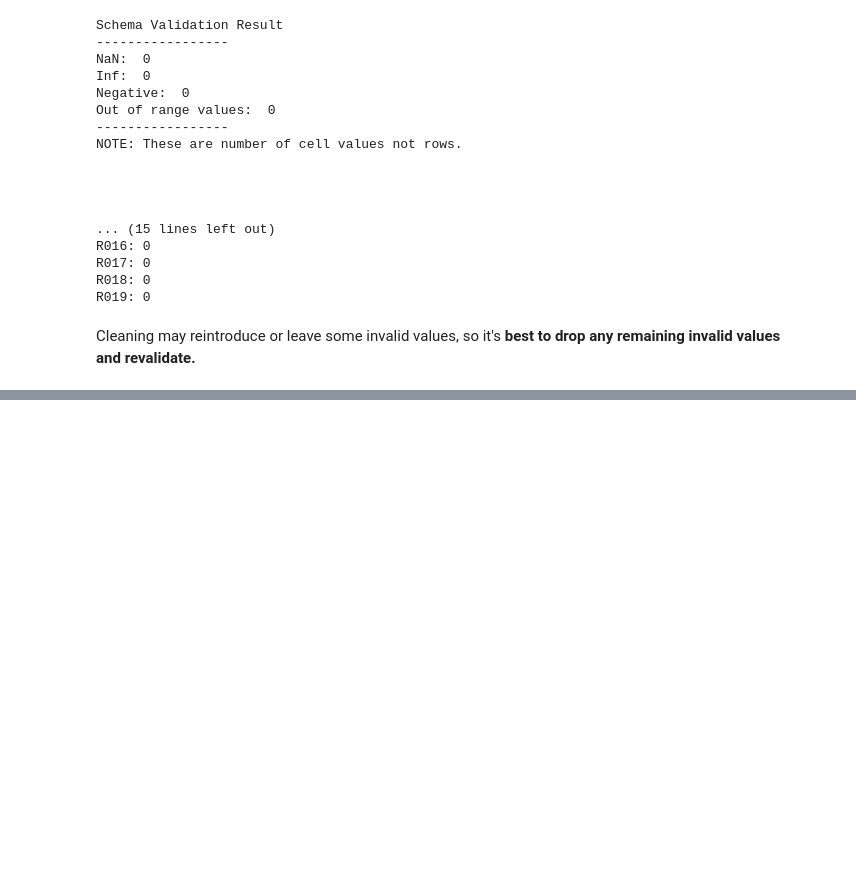
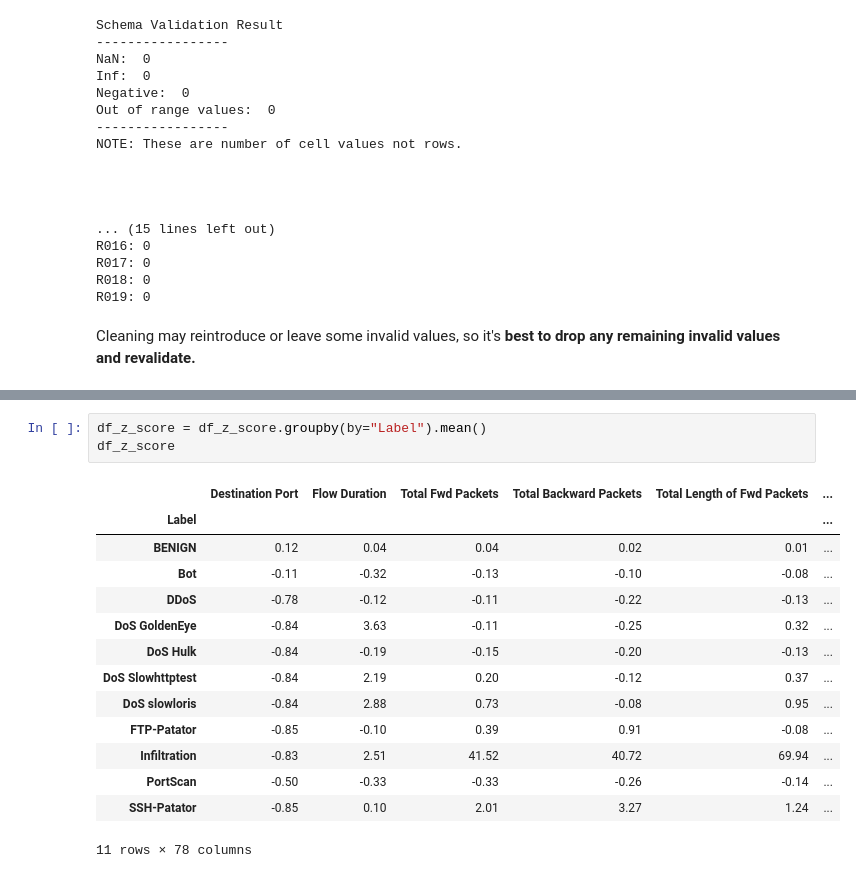
Before and after one commit to CoderHarshDew/Harsh_Dewangan_PBEL_3.0, a Jupyter notebook: notebooks/exploratory_data_analysis.ipynb, the cells around one changed output, grey strips where cells are left out. Saved outputs shown, nothing was run; the diff lists cells and outputs as text; blank space fills up the shorter version.

```diff
--- a/notebooks/exploratory_data_analysis.ipynb
+++ b/notebooks/exploratory_data_analysis.ipynb
@@ -384,0 +564,18 @@ Cleaning may reintroduce or leave some invalid values, so it's **best to drop an
+# %%
+df_z_score = df_z_score.groupby(by="Label").mean()
+df_z_score
+# %% [output]
+|  | Destination Port | Flow Duration | Total Fwd Packets | Total Backward Packets | Total Length of Fwd Packets | ... |
+| Label |  |  |  |  |  | ... |
+| BENIGN | 0.12 | 0.04 | 0.04 | 0.02 | 0.01 | ... |
+| Bot | -0.11 | -0.32 | -0.13 | -0.10 | -0.08 | ... |
+| DDoS | -0.78 | -0.12 | -0.11 | -0.22 | -0.13 | ... |
+| DoS GoldenEye | -0.84 | 3.63 | -0.11 | -0.25 | 0.32 | ... |
+| DoS Hulk | -0.84 | -0.19 | -0.15 | -0.20 | -0.13 | ... |
+| DoS Slowhttptest | -0.84 | 2.19 | 0.20 | -0.12 | 0.37 | ... |
+| DoS slowloris | -0.84 | 2.88 | 0.73 | -0.08 | 0.95 | ... |
+| FTP-Patator | -0.85 | -0.10 | 0.39 | 0.91 | -0.08 | ... |
+| Infiltration | -0.83 | 2.51 | 41.52 | 40.72 | 69.94 | ... |
+| PortScan | -0.50 | -0.33 | -0.33 | -0.26 | -0.14 | ... |
+| SSH-Patator | -0.85 | 0.10 | 2.01 | 3.27 | 1.24 | ... |
+11 rows × 78 columns
```
Also changed, not shown: parts of 14 cells of this notebook, 2 other files.
